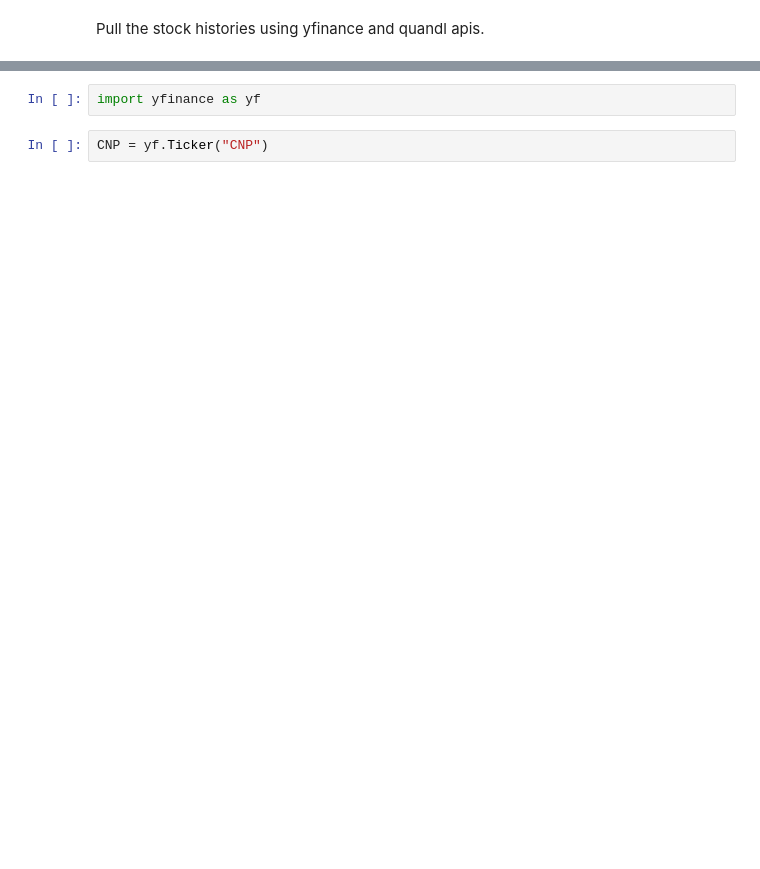
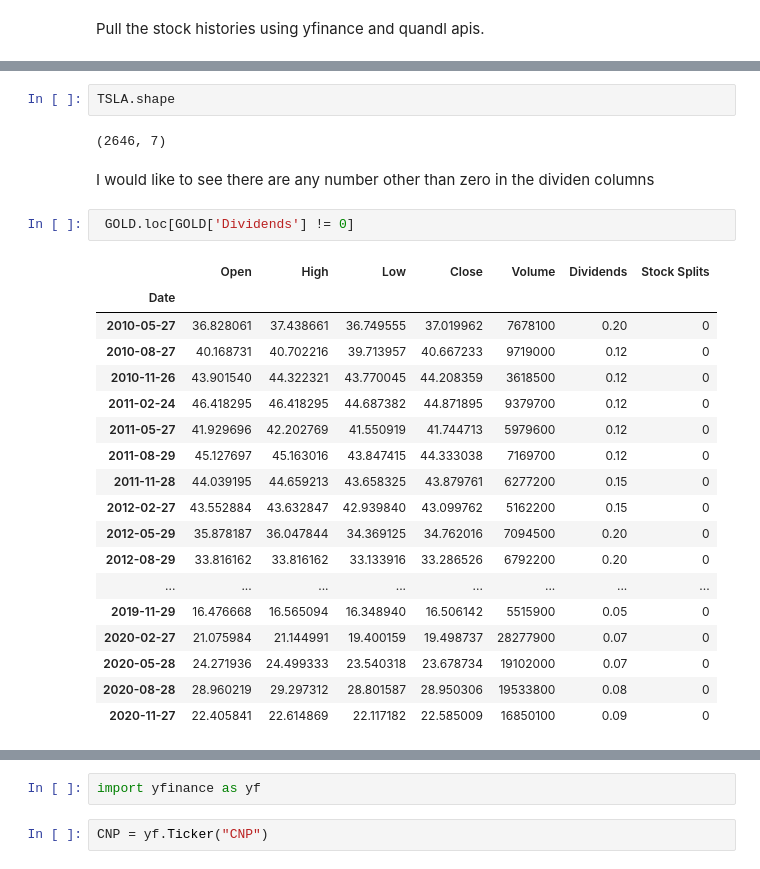
Before and after one commit to samokoye/DataScienceGuidedCapstone, a Jupyter notebook: Capstone_2_Ten_Year_Investment_Data Wrangling.ipynb, the cells around one changed output, grey strips where cells are left out. Cells and saved outputs as stored; diff of their text form; blank space fills up the shorter version.

```diff
--- a/Capstone_2_Ten_Year_Investment_Data Wrangling.ipynb
+++ b/Capstone_2_Ten_Year_Investment_Data Wrangling.ipynb
@@ -56,0 +235,27 @@ INTC.shape
+# %%
+TSLA.shape
+# %% [output]
+(2646, 7)
+# %% [markdown]
+I would like to see there are any number other than zero in the dividen columns
+# %%
+ GOLD.loc[GOLD['Dividends'] != 0]
+# %% [output]
+|  | Open | High | Low | Close | Volume | Dividends | Stock Splits |
+| Date |  |  |  |  |  |  |  |
+| 2010-05-27 | 36.828061 | 37.438661 | 36.749555 | 37.019962 | 7678100 | 0.20 | 0 |
+| 2010-08-27 | 40.168731 | 40.702216 | 39.713957 | 40.667233 | 9719000 | 0.12 | 0 |
+| 2010-11-26 | 43.901540 | 44.322321 | 43.770045 | 44.208359 | 3618500 | 0.12 | 0 |
+| 2011-02-24 | 46.418295 | 46.418295 | 44.687382 | 44.871895 | 9379700 | 0.12 | 0 |
+| 2011-05-27 | 41.929696 | 42.202769 | 41.550919 | 41.744713 | 5979600 | 0.12 | 0 |
+| 2011-08-29 | 45.127697 | 45.163016 | 43.847415 | 44.333038 | 7169700 | 0.12 | 0 |
+| 2011-11-28 | 44.039195 | 44.659213 | 43.658325 | 43.879761 | 6277200 | 0.15 | 0 |
+| 2012-02-27 | 43.552884 | 43.632847 | 42.939840 | 43.099762 | 5162200 | 0.15 | 0 |
+| 2012-05-29 | 35.878187 | 36.047844 | 34.369125 | 34.762016 | 7094500 | 0.20 | 0 |
+| 2012-08-29 | 33.816162 | 33.816162 | 33.133916 | 33.286526 | 6792200 | 0.20 | 0 |
+| ... | ... | ... | ... | ... | ... | ... | ... |
+| 2019-11-29 | 16.476668 | 16.565094 | 16.348940 | 16.506142 | 5515900 | 0.05 | 0 |
+| 2020-02-27 | 21.075984 | 21.144991 | 19.400159 | 19.498737 | 28277900 | 0.07 | 0 |
+| 2020-05-28 | 24.271936 | 24.499333 | 23.540318 | 23.678734 | 19102000 | 0.07 | 0 |
+| 2020-08-28 | 28.960219 | 29.297312 | 28.801587 | 28.950306 | 19533800 | 0.08 | 0 |
+| 2020-11-27 | 22.405841 | 22.614869 | 22.117182 | 22.585009 | 16850100 | 0.09 | 0 |
```
Also changed, not shown: parts of 80 cells of this notebook.
